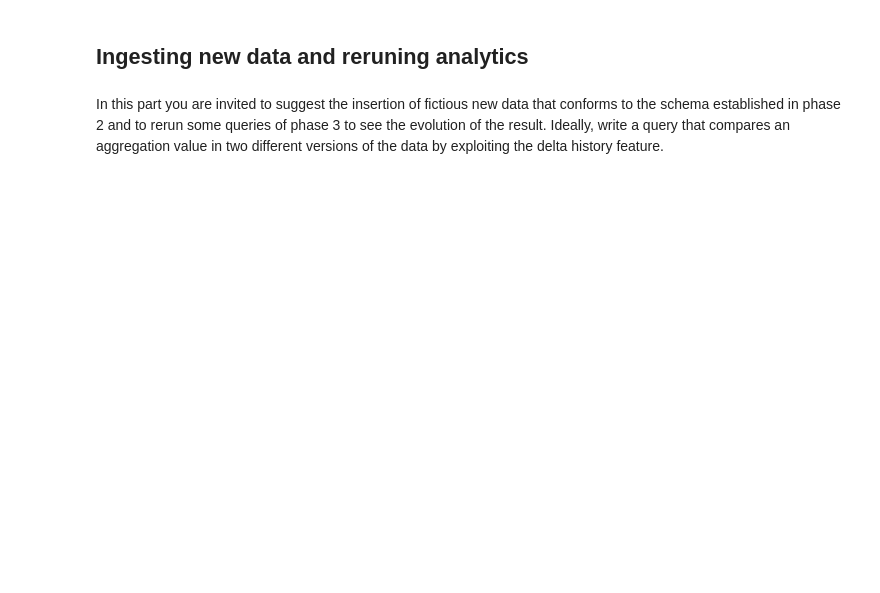
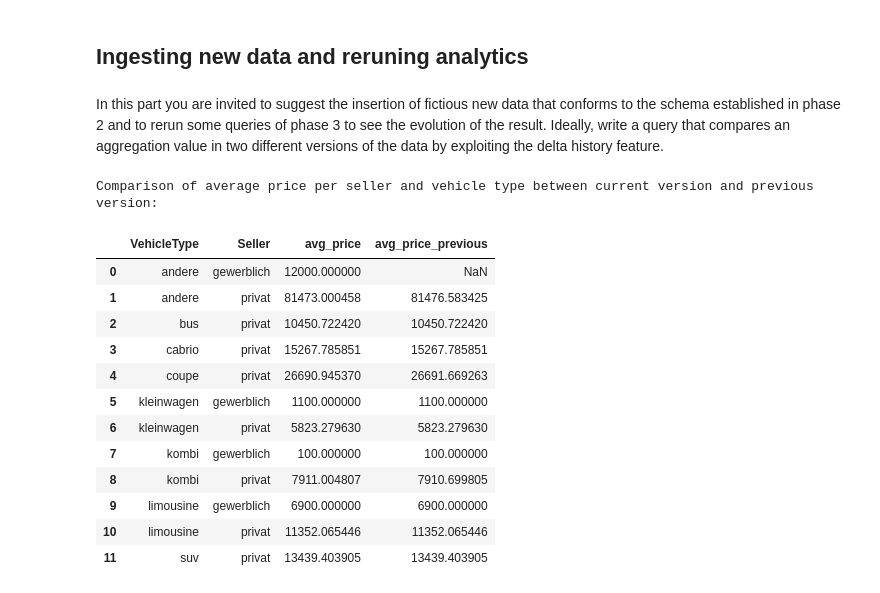
Before and after one commit to dbenayoun/IASD, a Jupyter notebook: Copie_de_[Students]EMIASD_Promo5_DeltaLake_usecase.ipynb, the cells around one changed output. Drawn from its saved outputs; the diff is of its cells as text; code cells hidden in the pictures; blank space fills up the shorter version.

```diff
--- a/Copie_de_[Students]EMIASD_Promo5_DeltaLake_usecase.ipynb
+++ b/Copie_de_[Students]EMIASD_Promo5_DeltaLake_usecase.ipynb
@@ -387,3 +464,49 @@ spark.sql(query).collect()
 ## Ingesting new data and reruning analytics
 # %% [markdown]
 In this part you are invited to suggest the insertion of fictious new data that conforms to the schema established in phase 2 and to rerun some queries of phase 3 to see the evolution of the result. Ideally, write a query that compares an aggregation value in two different versions of the data by exploiting the delta history feature.
+# %%
+# prompt: In this part you are invited to suggest the insertion of fictious new data that conforms to the schema established in phase 2 and to rerun some queries of phase 3 to see the evolution of the result. Ideally, write a query that compares an aggregation value in two different versions of the data by exploiting the delta history feature.
+
+# Insert new fictitious data into the delta table
+new_data = [
+    ("privat", 15000, "andere", 2023, "manuell", 50000, "benzin", "BMW"),
+    ("privat", 20000, "coupe", 2022, "automatik", 30000, "diesel", "Mercedes"),
+    ("privat", 18000, "kombi", 2023, "manuell", 40000, "benzin", "Audi"),
+    ("gewerblich", 12000, "andere", 2021, "manuell", 60000, "diesel", "Volkswagen")
+]
+
+new_data_df = spark.createDataFrame(new_data, schema=spark.table("deltaPrices").schema)
+new_data_df.write.format("delta").mode("append").saveAsTable("deltaPrices")
+
+
+# Rerun the average price per seller and vehicle type query and compare with the previous result
+query_compare_avg_price = """
+SELECT A.VehicleType, A.Seller, AVG(A.price) AS avg_price, AVG(avg_price) as avg_price_previous
+FROM deltaPrices A
+  LEFT JOIN (
+    SELECT VehicleType, Seller, AVG(price) AS avg_price
+    FROM deltaPrices VERSION AS OF 52
+    GROUP BY VehicleType, Seller
+  ) B ON A.VehicleType = B.VehicleType AND A.Seller = B.Seller
+GROUP BY A.VehicleType, A.Seller
+ORDER BY A.VehicleType, A.Seller;
+"""
+
+result_df = spark.sql(query_compare_avg_price).toPandas()
+print("Comparison of average price per seller and vehicle type between current version and previous version:")
+result_df
+# %% [output]
+Comparison of average price per seller and vehicle type between current version and previous version:
+|  | VehicleType | Seller | avg_price | avg_price_previous |
+| 0 | andere | gewerblich | 12000.000000 | NaN |
+| 1 | andere | privat | 81473.000458 | 81476.583425 |
+| 2 | bus | privat | 10450.722420 | 10450.722420 |
+| 3 | cabrio | privat | 15267.785851 | 15267.785851 |
+| 4 | coupe | privat | 26690.945370 | 26691.669263 |
+| 5 | kleinwagen | gewerblich | 1100.000000 | 1100.000000 |
+| 6 | kleinwagen | privat | 5823.279630 | 5823.279630 |
+| 7 | kombi | gewerblich | 100.000000 | 100.000000 |
+| 8 | kombi | privat | 7911.004807 | 7910.699805 |
+| 9 | limousine | gewerblich | 6900.000000 | 6900.000000 |
+| 10 | limousine | privat | 11352.065446 | 11352.065446 |
+| 11 | suv | privat | 13439.403905 | 13439.403905 |
```
Also changed, not shown: parts of 14 cells of this notebook.
